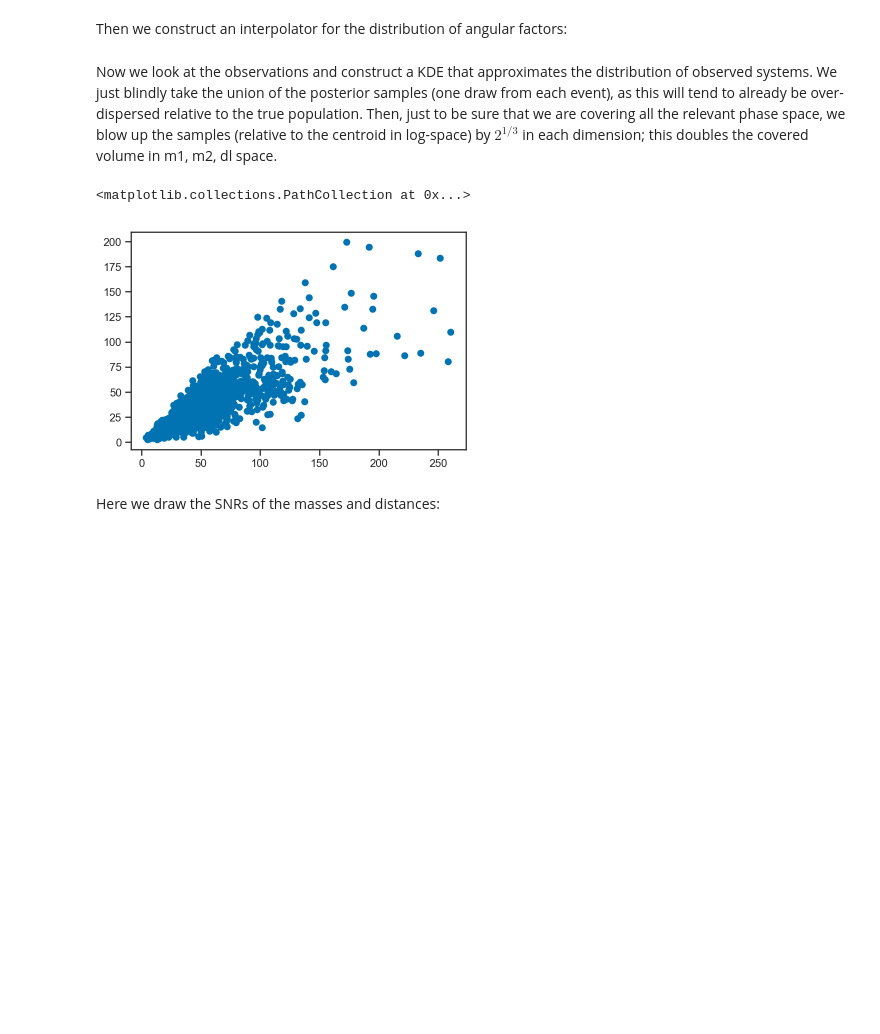
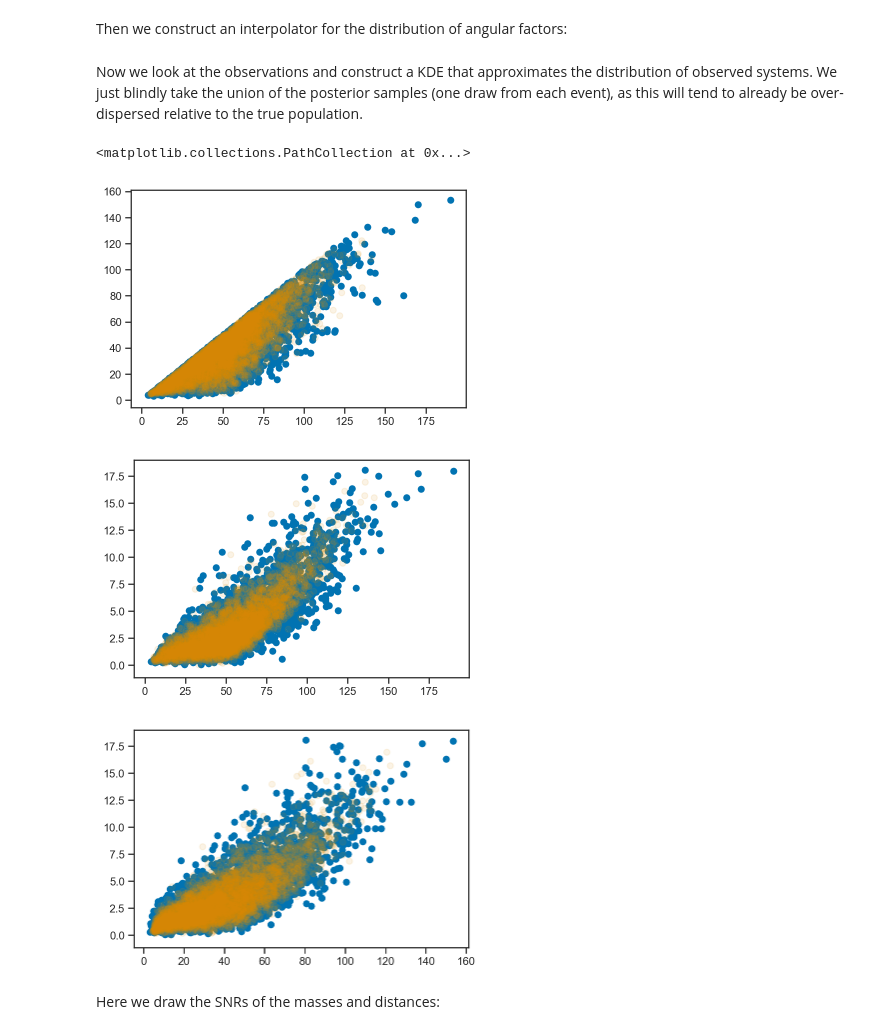
Before and after one commit to farr/PISNLineCosmography, a Jupyter notebook: Selection.ipynb, the cells around one changed output. Drawn from its saved outputs; the diff is of its cells as text; code cells hidden in the pictures; blank space fills up the shorter version.

```diff
--- a/Selection.ipynb
+++ b/Selection.ipynb
@@ -46,28 +48,4 @@ ts = np.sort(ts)
 
 theta_icdf = interp1d(linspace(0, 1, len(ts)), ts)
 # %% [markdown]
-Now we look at the observations and construct a KDE that approximates the distribution of observed systems.  We just blindly take the union of the posterior samples (one draw from each event), as this will tend to already be over-dispersed relative to the true population.  Then, just to be sure that we are covering all the relevant phase space, we blow up the samples (relative to the centroid in log-space) by $2^{1/3}$ in each dimension; this doubles the covered volume in m1, m2, dl space.
+Now we look at the observations and construct a KDE that approximates the distribution of observed systems.  We just blindly take the union of the posterior samples (one draw from each event), as this will tend to already be over-dispersed relative to the true population.
-# %%
-with h5py.File('observations.h5', 'r') as f:
-    nobs, nsamp = f['posteriors']['m1det'].shape
-
-    js = random.choice(nsamp, size=nobs, replace=True)
-    iis = arange(nobs, dtype=np.int)
-
-    m1 = array(f['posteriors']['m1det'])[iis, js]
-    m2 = array(f['posteriors']['m2det'])[iis, js]
-    dl = array(f['posteriors']['dl'])[iis, js]
-
-    pts = column_stack((log(m1), log(m2), log(dl)))
-
-    mu = mean(pts, axis=0)
-
-    pts = mu + (pts-mu)*2**(1.0/3.0)
-
-    kde = gaussian_kde(pts.T)
-# %%
-m1,m2,dl = exp(kde.resample(1000))
-scatter(m1, m2)
-# %% [output]
-<matplotlib.collections.PathCollection at 0x...>
-[figure, removed]
@@ -74,3 +109,22 @@ scatter(m1, m2)
+# %%
+uc = kde.resample(4000).T
+m1m2dl = from_unconstrained(uc)
+
+scatter(m1m2dl[:,0], m1m2dl[:,1])
+scatter(m1, m2, alpha=0.1)
+
+figure()
+scatter(m1m2dl[:,0], m1m2dl[:,2])
+scatter(m1, dl, alpha=0.1)
+
+figure()
+scatter(m1m2dl[:,1], m1m2dl[:,2])
+scatter(m2, dl, alpha=0.1)
+# %% [output]
+<matplotlib.collections.PathCollection at 0x...>
+[figure, added]
+[figure, added]
+[figure, added]
 # %% [markdown]
 Here we draw the SNRs of the masses and distances:
 # %%
```
Also changed, not shown: parts of 8 cells of this notebook, 1 other file.
